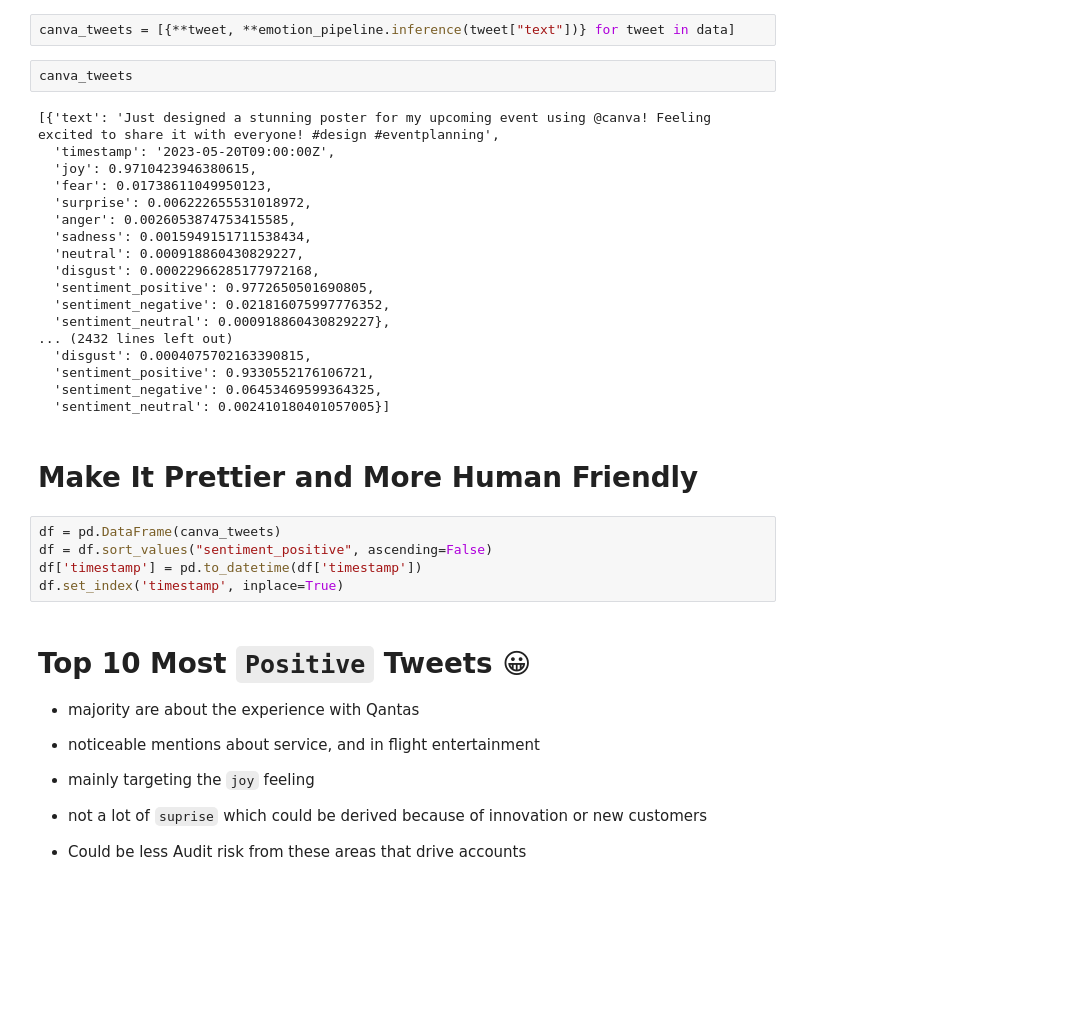
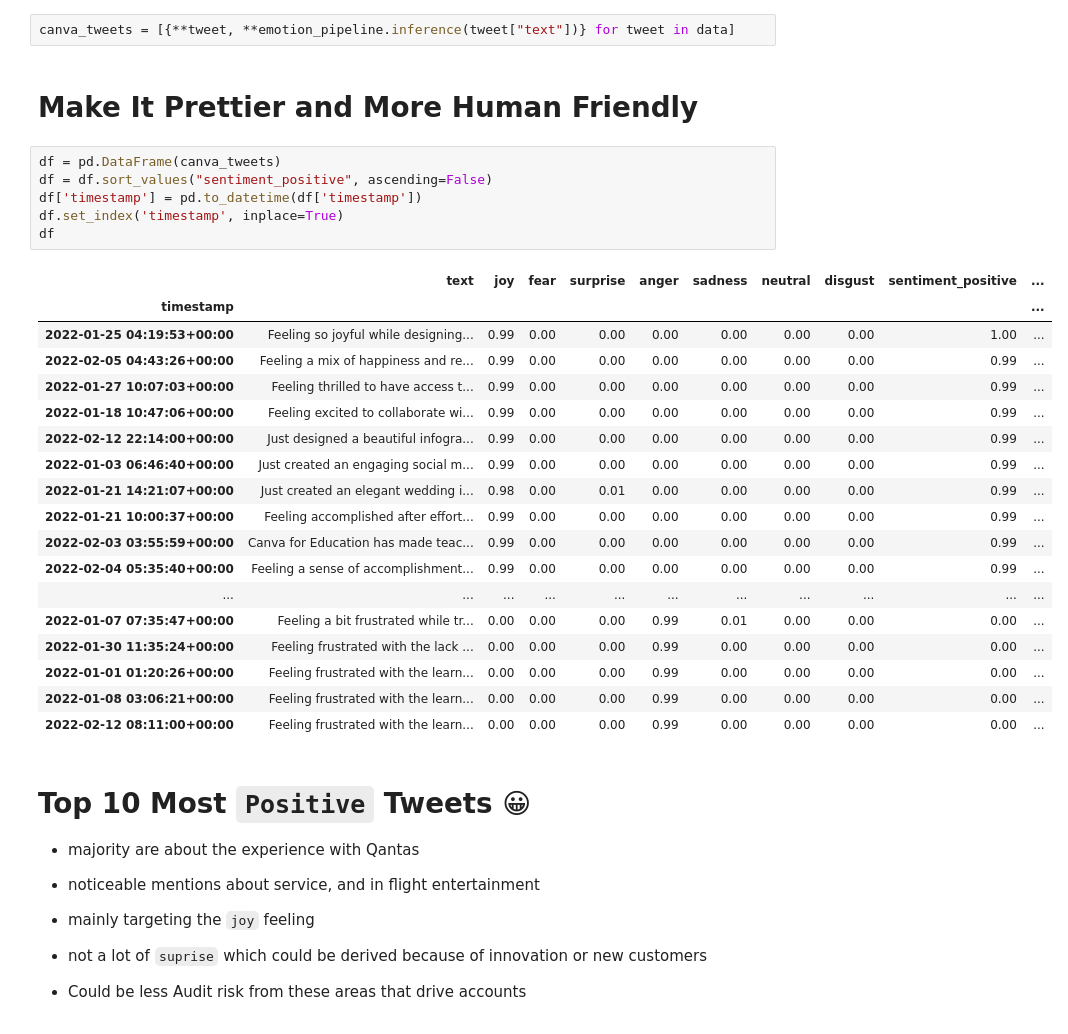
Before and after one commit to deltahedge1/audit-sentiment-demo, a Jupyter notebook: Canva Example.ipynb, the cells around one changed output. Cells and saved outputs as stored; diff of their text form; blank space fills up the shorter version.

```diff
--- a/Canva Example.ipynb
+++ b/Canva Example.ipynb
@@ -22,33 +28,33 @@ emotion_pipeline = EmotionClassifier()
 # Get Tweet Data and Run Emotion Model
 # %%
 canva_tweets = [{**tweet, **emotion_pipeline.inference(tweet["text"])} for tweet in data]
-# %%
-canva_tweets
-# %% [output]
-[{'text': 'Just designed a stunning poster for my upcoming event using @canva! Feeling excited to share it with everyone! #design #eventplanning',
-  'timestamp': '2023-05-20T09:00:00Z',
-  'joy': 0.9710423946380615,
-  'fear': 0.01738611049950123,
-  'surprise': 0.006222655531018972,
-  'anger': 0.0026053874753415585,
-  'sadness': 0.0015949151711538434,
-  'neutral': 0.000918860430829227,
-  'disgust': 0.00022966285177972168,
-  'sentiment_positive': 0.9772650501690805,
-  'sentiment_negative': 0.021816075997776352,
-  'sentiment_neutral': 0.000918860430829227},
-... (2432 lines left out)
-  'disgust': 0.0004075702163390815,
-  'sentiment_positive': 0.9330552176106721,
-  'sentiment_negative': 0.06453469599364325,
-  'sentiment_neutral': 0.002410180401057005}]
 # %% [markdown]
 # Make It Prettier and More Human Friendly
 # %%
 df = pd.DataFrame(canva_tweets)
 df = df.sort_values("sentiment_positive", ascending=False)
 df['timestamp'] = pd.to_datetime(df['timestamp'])
 df.set_index('timestamp', inplace=True)
+df
+# %% [output]
+|  | text | joy | fear | surprise | anger | sadness | neutral | disgust | sentiment_positive | ... |
+| timestamp |  |  |  |  |  |  |  |  |  | ... |
+| 2022-01-25 04:19:53+00:00 | Feeling so joyful while designing... | 0.99 | 0.00 | 0.00 | 0.00 | 0.00 | 0.00 | 0.00 | 1.00 | ... |
+| 2022-02-05 04:43:26+00:00 | Feeling a mix of happiness and re... | 0.99 | 0.00 | 0.00 | 0.00 | 0.00 | 0.00 | 0.00 | 0.99 | ... |
+| 2022-01-27 10:07:03+00:00 | Feeling thrilled to have access t... | 0.99 | 0.00 | 0.00 | 0.00 | 0.00 | 0.00 | 0.00 | 0.99 | ... |
+| 2022-01-18 10:47:06+00:00 | Feeling excited to collaborate wi... | 0.99 | 0.00 | 0.00 | 0.00 | 0.00 | 0.00 | 0.00 | 0.99 | ... |
+| 2022-02-12 22:14:00+00:00 | Just designed a beautiful infogra... | 0.99 | 0.00 | 0.00 | 0.00 | 0.00 | 0.00 | 0.00 | 0.99 | ... |
+| 2022-01-03 06:46:40+00:00 | Just created an engaging social m... | 0.99 | 0.00 | 0.00 | 0.00 | 0.00 | 0.00 | 0.00 | 0.99 | ... |
+| 2022-01-21 14:21:07+00:00 | Just created an elegant wedding i... | 0.98 | 0.00 | 0.01 | 0.00 | 0.00 | 0.00 | 0.00 | 0.99 | ... |
+| 2022-01-21 10:00:37+00:00 | Feeling accomplished after effort... | 0.99 | 0.00 | 0.00 | 0.00 | 0.00 | 0.00 | 0.00 | 0.99 | ... |
+| 2022-02-03 03:55:59+00:00 | Canva for Education has made teac... | 0.99 | 0.00 | 0.00 | 0.00 | 0.00 | 0.00 | 0.00 | 0.99 | ... |
+| 2022-02-04 05:35:40+00:00 | Feeling a sense of accomplishment... | 0.99 | 0.00 | 0.00 | 0.00 | 0.00 | 0.00 | 0.00 | 0.99 | ... |
+| ... | ... | ... | ... | ... | ... | ... | ... | ... | ... | ... |
+| 2022-01-07 07:35:47+00:00 | Feeling a bit frustrated while tr... | 0.00 | 0.00 | 0.00 | 0.99 | 0.01 | 0.00 | 0.00 | 0.00 | ... |
+| 2022-01-30 11:35:24+00:00 | Feeling frustrated with the lack ... | 0.00 | 0.00 | 0.00 | 0.99 | 0.00 | 0.00 | 0.00 | 0.00 | ... |
+| 2022-01-01 01:20:26+00:00 | Feeling frustrated with the learn... | 0.00 | 0.00 | 0.00 | 0.99 | 0.00 | 0.00 | 0.00 | 0.00 | ... |
+| 2022-01-08 03:06:21+00:00 | Feeling frustrated with the learn... | 0.00 | 0.00 | 0.00 | 0.99 | 0.00 | 0.00 | 0.00 | 0.00 | ... |
+| 2022-02-12 08:11:00+00:00 | Feeling frustrated with the learn... | 0.00 | 0.00 | 0.00 | 0.99 | 0.00 | 0.00 | 0.00 | 0.00 | ... |
 # %% [markdown]
 # Top 10 Most `Positive` Tweets 😀
 
```
Also changed, not shown: parts of 14 cells of this notebook, 1 other file.
